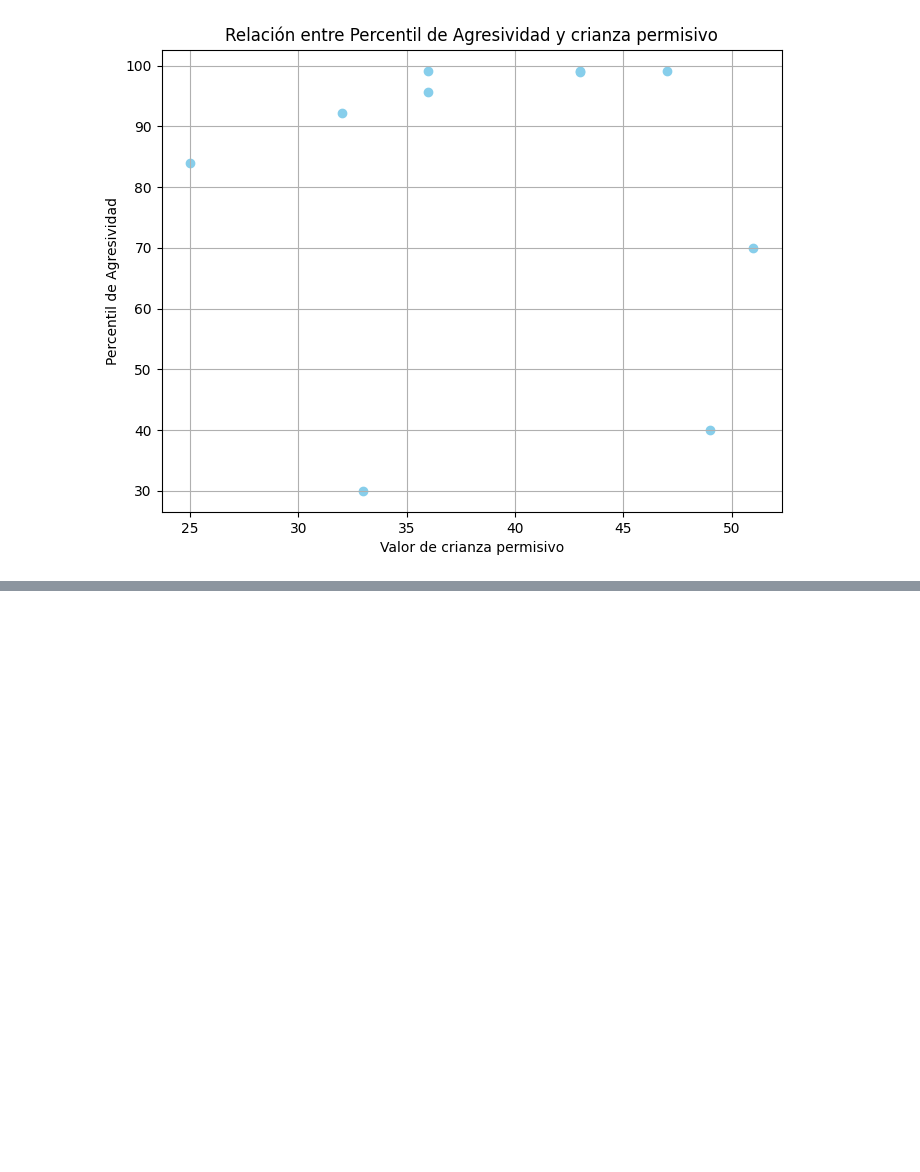
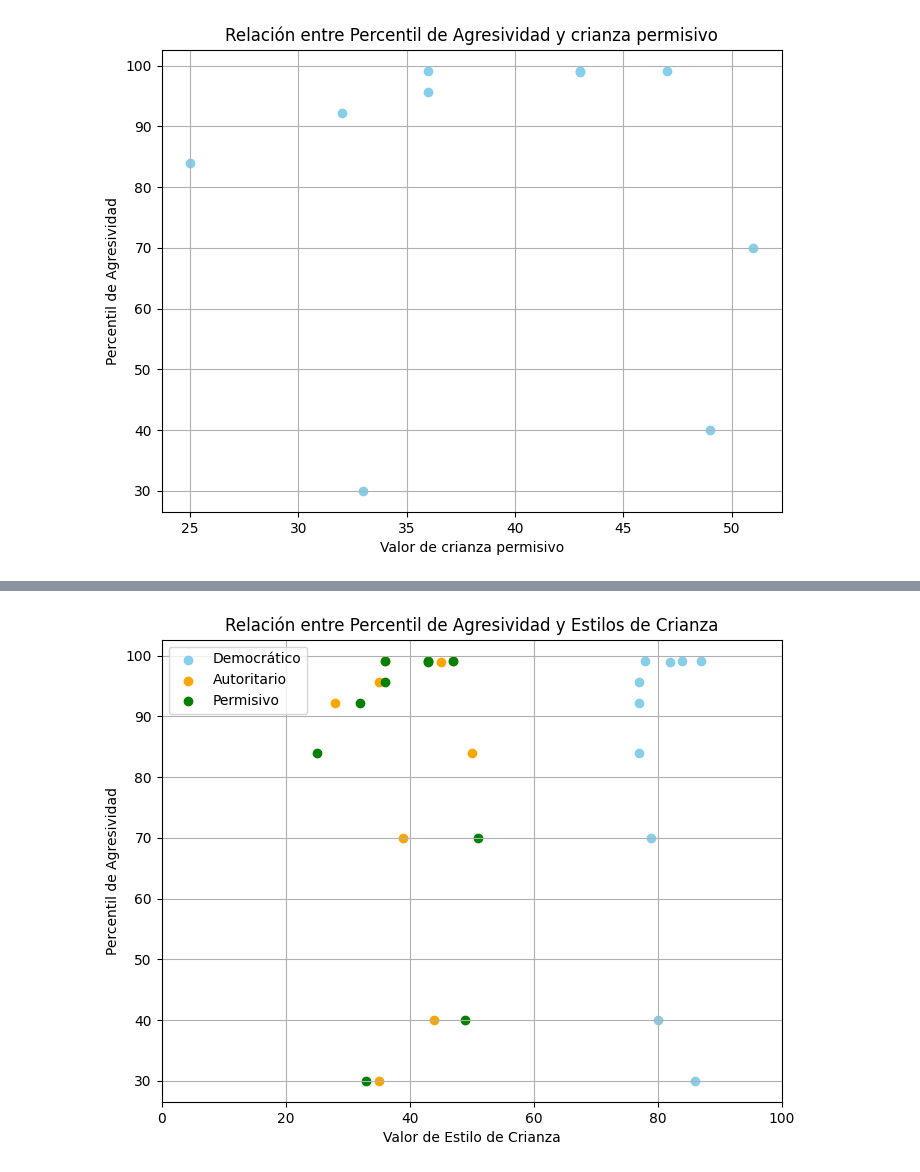
Before and after one commit to EmilDey/raulcabs, a Jupyter notebook: encuestas_CAB.ipynb, the cells around one changed output, grey strips where cells are left out. Saved outputs shown, nothing was run; the diff lists cells and outputs as text; code cells hidden in the pictures; blank space fills up the shorter version.

```diff
--- a/encuestas_CAB.ipynb
+++ b/encuestas_CAB.ipynb
@@ -509,0 +512,35 @@ plt.show()
+# %%
+import matplotlib.pyplot as plt
+
+# Transponer el DataFrame de crianza para facilitar el manejo
+df_crianza_transpuesto = df_crianza.transpose()
+
+# Seleccionar los valores del estilo de crianza
+valores_estilo_crianza_democratico = df_crianza_transpuesto['democratico']
+valores_estilo_crianza_autoritario = df_crianza_transpuesto['autoritario']
+valores_estilo_crianza_permisivo = df_crianza_transpuesto.permisivo
+
+# Seleccionar los percentiles de agresividad
+percentiles_agresividad = df_clasificado.loc['Percentil_Agresivo']
+
+# Crear un gráfico de dispersión
+plt.figure(figsize=(8, 6))
+
+# Plotear los valores de crianza democrática
+plt.scatter(valores_estilo_crianza_democratico, percentiles_agresividad, color='skyblue', label='Democrático')
+
+# Plotear los valores de crianza autoritaria
+plt.scatter(valores_estilo_crianza_autoritario, percentiles_agresividad, color='orange', label='Autoritario')
+
+plt.scatter(valores_estilo_crianza_permisivo, percentiles_agresividad, color='green', label='Permisivo')
+
+
+plt.title('Relación entre Percentil de Agresividad y Estilos de Crianza')
+plt.xlabel('Valor de Estilo de Crianza')
+plt.ylabel('Percentil de Agresividad')
+plt.xlim(0, 100)  # Establecer límites del eje x
+plt.legend()
+plt.grid(True)
+plt.show()
+# %% [output]
+[figure, added]
```
Also changed, not shown: parts of 1 cell of this notebook.
